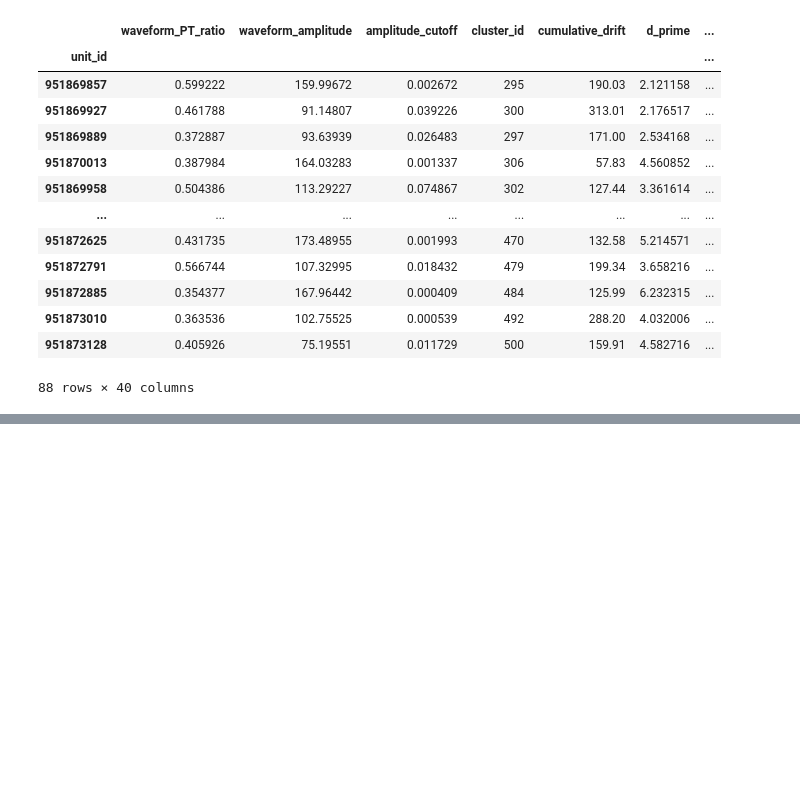
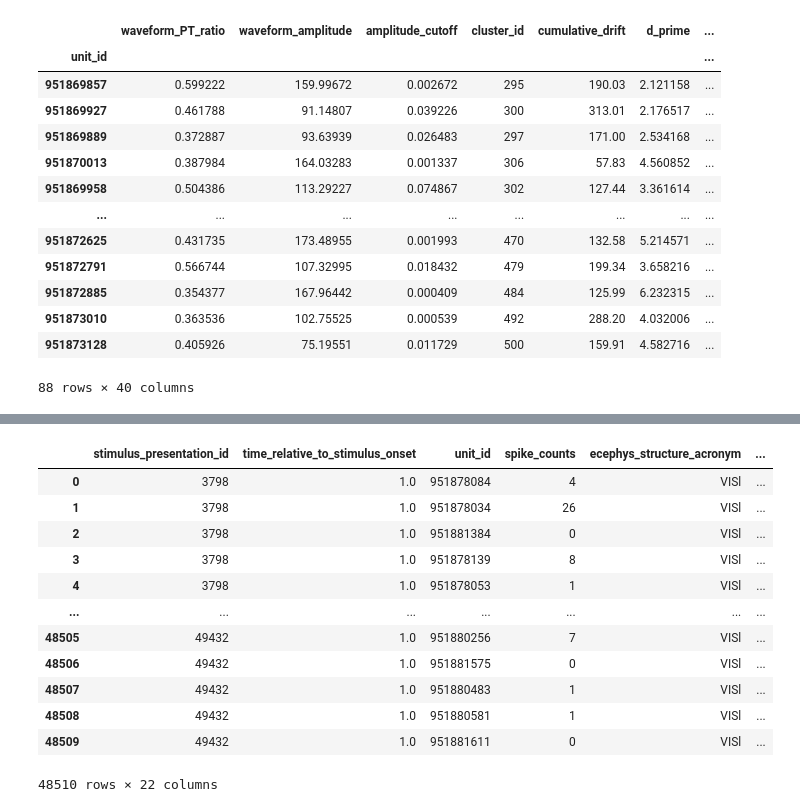
Before and after one commit to trt005/DSC180A-Quarter-1-project, a Jupyter notebook: Assignment-1.ipynb, the cells around one changed output, grey strips where cells are left out. Drawn from its saved outputs; the diff is of its cells as text; code cells hidden in the pictures; blank space fills up the shorter version.

```diff
--- a/Assignment-1.ipynb
+++ b/Assignment-1.ipynb
@@ -95,0 +154,30 @@ session_unit1
+# %%
+#adding the acronyms for Visl
+
+spike_df2 = spike_counts2.to_dataframe().reset_index()
+
+spike_df2 = spike_df2.merge(
+    session_unit2[['ecephys_structure_acronym']],
+    left_on='unit_id',
+    right_index=True
+)
+
+spike_df2 = pd.merge(spike_df2, drifting_table1, left_on="stimulus_presentation_id", right_index=True)
+
+spike_df2['firing_rate_hz'] = spike_df2['spike_counts'] / (spike_df2["stop_time"] - spike_df2["start_time"])
+
+spike_df2
+# %% [output]
+|  | stimulus_presentation_id | time_relative_to_stimulus_onset | unit_id | spike_counts | ecephys_structure_acronym | ... |
+| 0 | 3798 | 1.0 | 951878084 | 4 | VISl | ... |
+| 1 | 3798 | 1.0 | 951878034 | 26 | VISl | ... |
+| 2 | 3798 | 1.0 | 951881384 | 0 | VISl | ... |
+| 3 | 3798 | 1.0 | 951878139 | 8 | VISl | ... |
+| 4 | 3798 | 1.0 | 951878053 | 1 | VISl | ... |
+| ... | ... | ... | ... | ... | ... | ... |
+| 48505 | 49432 | 1.0 | 951880256 | 7 | VISl | ... |
+| 48506 | 49432 | 1.0 | 951881575 | 0 | VISl | ... |
+| 48507 | 49432 | 1.0 | 951880483 | 1 | VISl | ... |
+| 48508 | 49432 | 1.0 | 951880581 | 1 | VISl | ... |
+| 48509 | 49432 | 1.0 | 951881611 | 0 | VISl | ... |
+48510 rows × 22 columns
```
Also changed, not shown: parts of 5 cells of this notebook.
